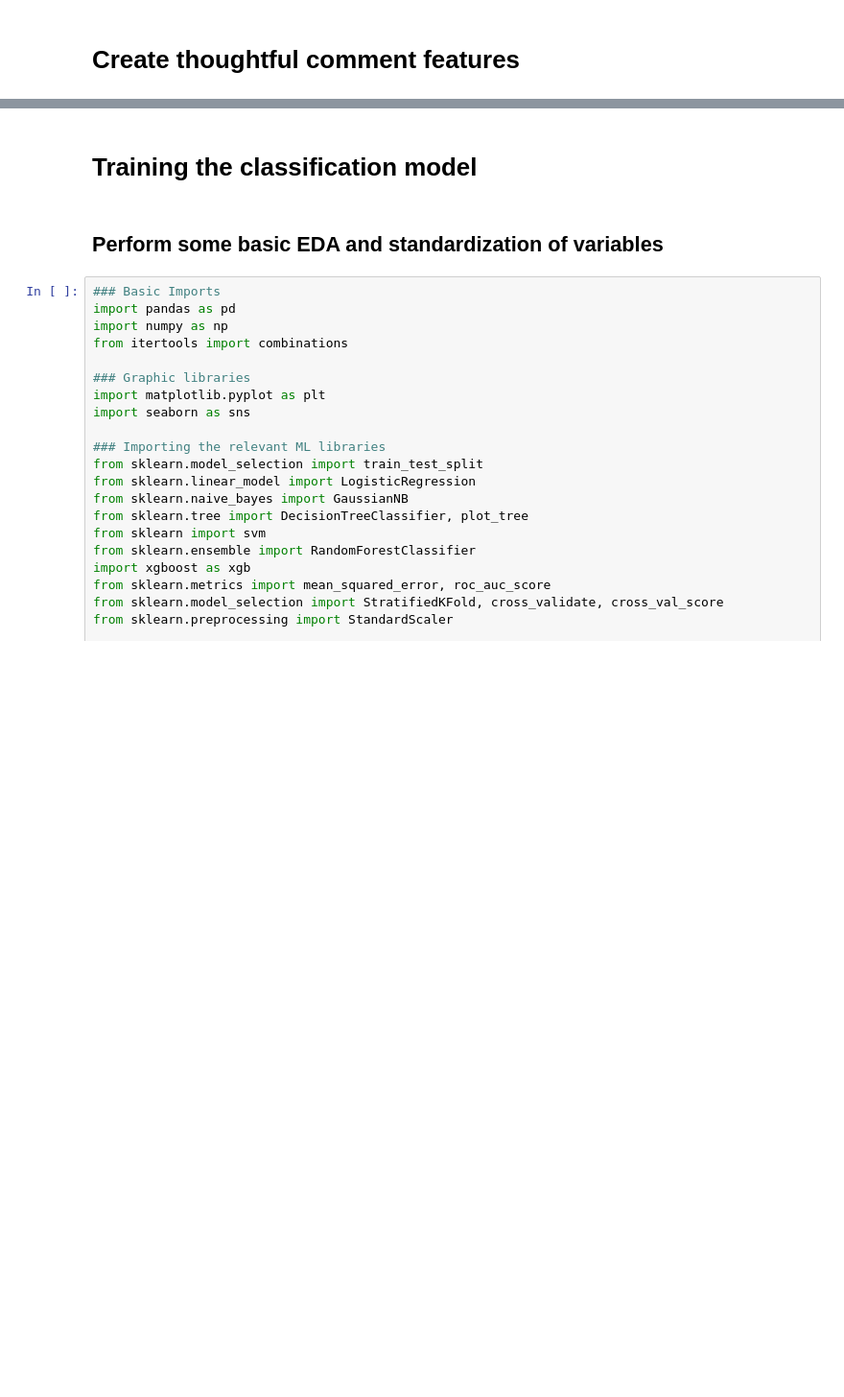
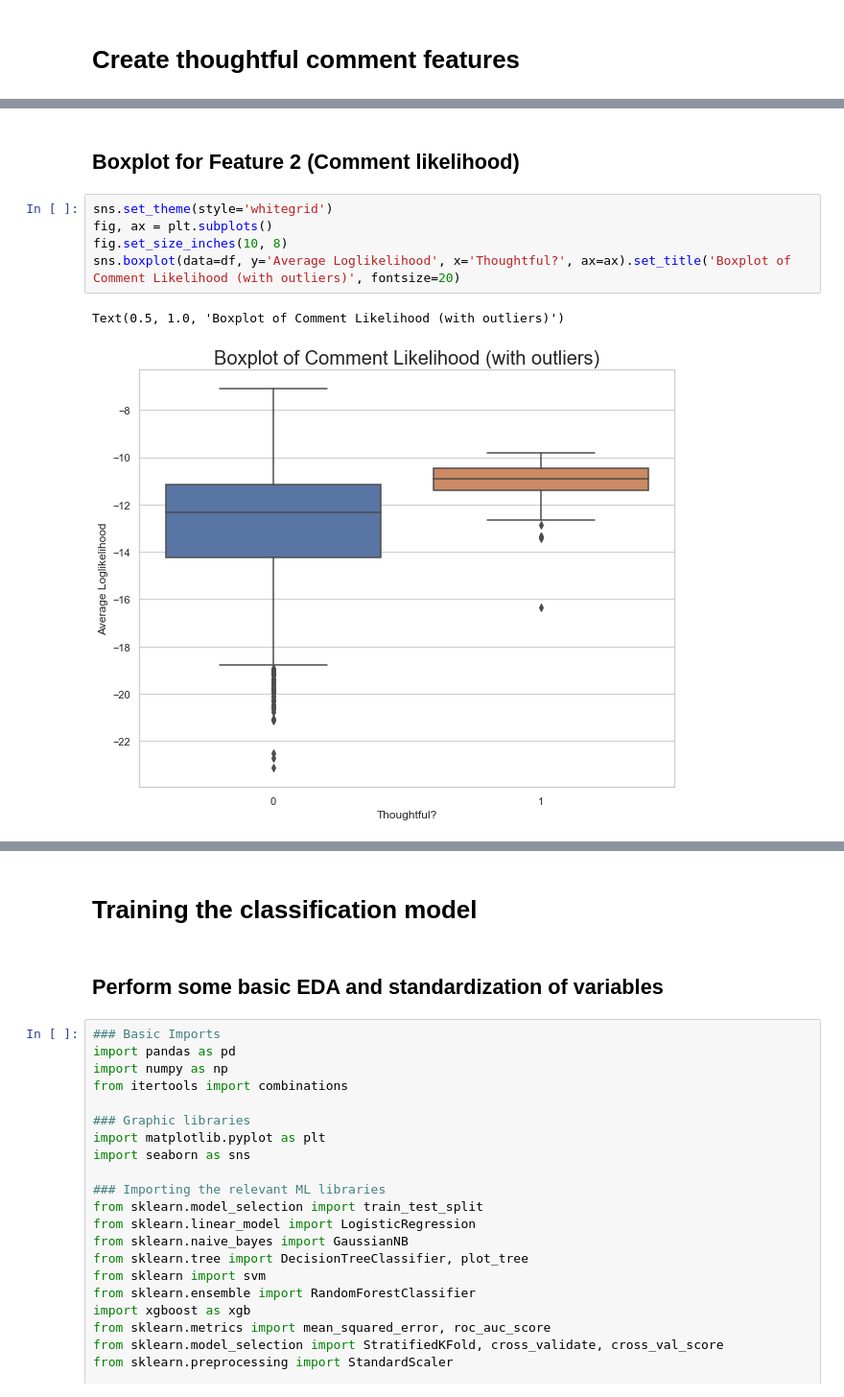
Before and after one commit to CJianYu98/Covid-19-Singapore-Analysis, a Jupyter notebook: Data Preparation/Thoughtful Comments Model/thoughtful_comment_model.ipynb, the cells around one changed output, grey strips where cells are left out. Shown at 96% size. Saved outputs shown, nothing was run; the diff lists cells and outputs as text; blank space fills up the shorter version.

```diff
--- a/Data Preparation/Thoughtful Comments Model/thoughtful_comment_model.ipynb
+++ b/Data Preparation/Thoughtful Comments Model/thoughtful_comment_model.ipynb
@@ -97,0 +175,10 @@ df_final.to_csv(f'{path_parent}/Data/Thoughtful Comments/thoughtful_comments_fin
+# %% [markdown]
+## Boxplot for Feature 2 (Comment likelihood)
+# %%
+sns.set_theme(style='whitegrid')
+fig, ax = plt.subplots()
+fig.set_size_inches(10, 8)
+sns.boxplot(data=df, y='Average Loglikelihood', x='Thoughtful?', ax=ax).set_title('Boxplot of Comment Likelihood (with outliers)', fontsize=20)
+# %% [output]
+Text(0.5, 1.0, 'Boxplot of Comment Likelihood (with outliers)')
+[figure, added]
```
Also changed, not shown: parts of 39 cells of this notebook, 3 other files.
